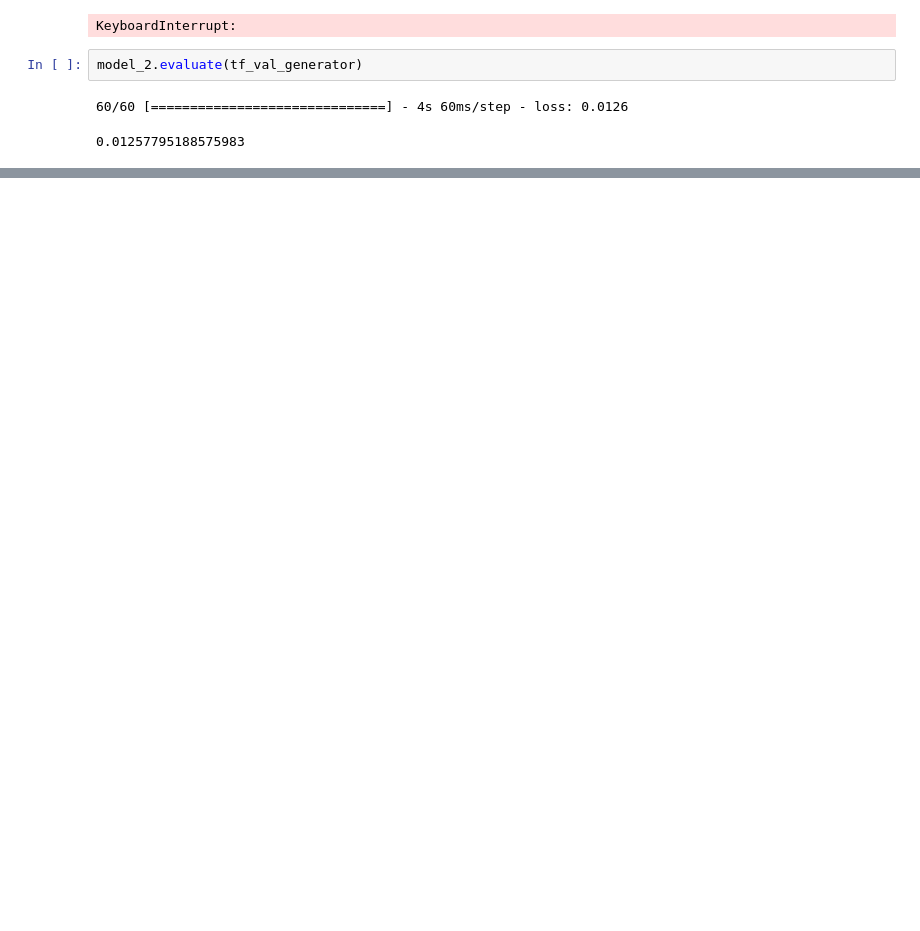
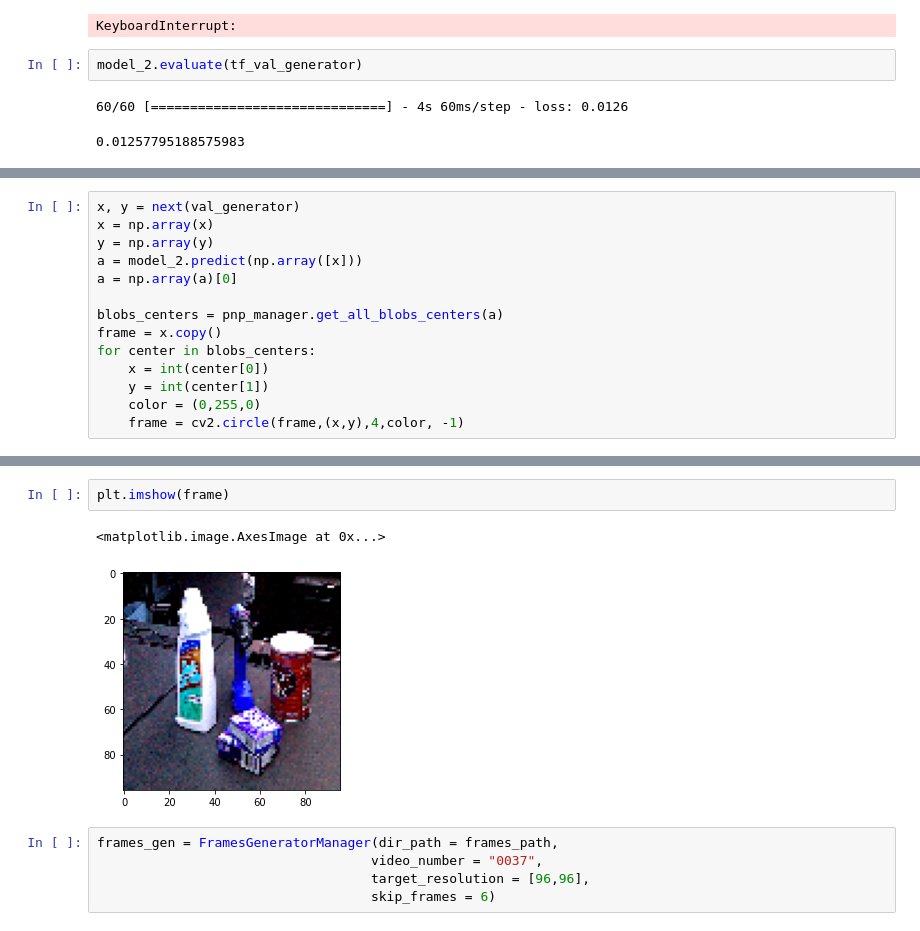
Before and after one commit to Satoszi/Pose-estimation-hourglass, a Jupyter notebook: rgbd_ycb/Untitledfrom_directory_correct_rgbd.ipynb, the cells around one changed output, grey strips where cells are left out. Saved outputs shown, nothing was run; the diff lists cells and outputs as text; blank space fills up the shorter version.

```diff
--- a/rgbd_ycb/Untitledfrom_directory_correct_rgbd.ipynb
+++ b/rgbd_ycb/Untitledfrom_directory_correct_rgbd.ipynb
@@ -495,0 +493,14 @@ plt.imshow(a[:,:,2])
+# %%
+x, y = next(val_generator)
+x = np.array(x)
+y = np.array(y)
+a = model_2.predict(np.array([x]))
+a = np.array(a)[0]
+
+blobs_centers = pnp_manager.get_all_blobs_centers(a)
+frame = x.copy()
+for center in blobs_centers:
+    x = int(center[0])
+    y = int(center[1])
+    color = (0,255,0)
+    frame = cv2.circle(frame,(x,y),4,color, -1)
@@ -495,0 +509,10 @@ plt.imshow(a[:,:,2])
+# %%
+plt.imshow(frame)
+# %% [output]
+<matplotlib.image.AxesImage at 0x...>
+[figure, added]
+# %%
+frames_gen = FramesGeneratorManager(dir_path = frames_path,
+                                   video_number = "0037",
+                                   target_resolution = [96,96],
+                                   skip_frames = 6)
```
Also changed, not shown: parts of 25 cells of this notebook, 2 other files.
